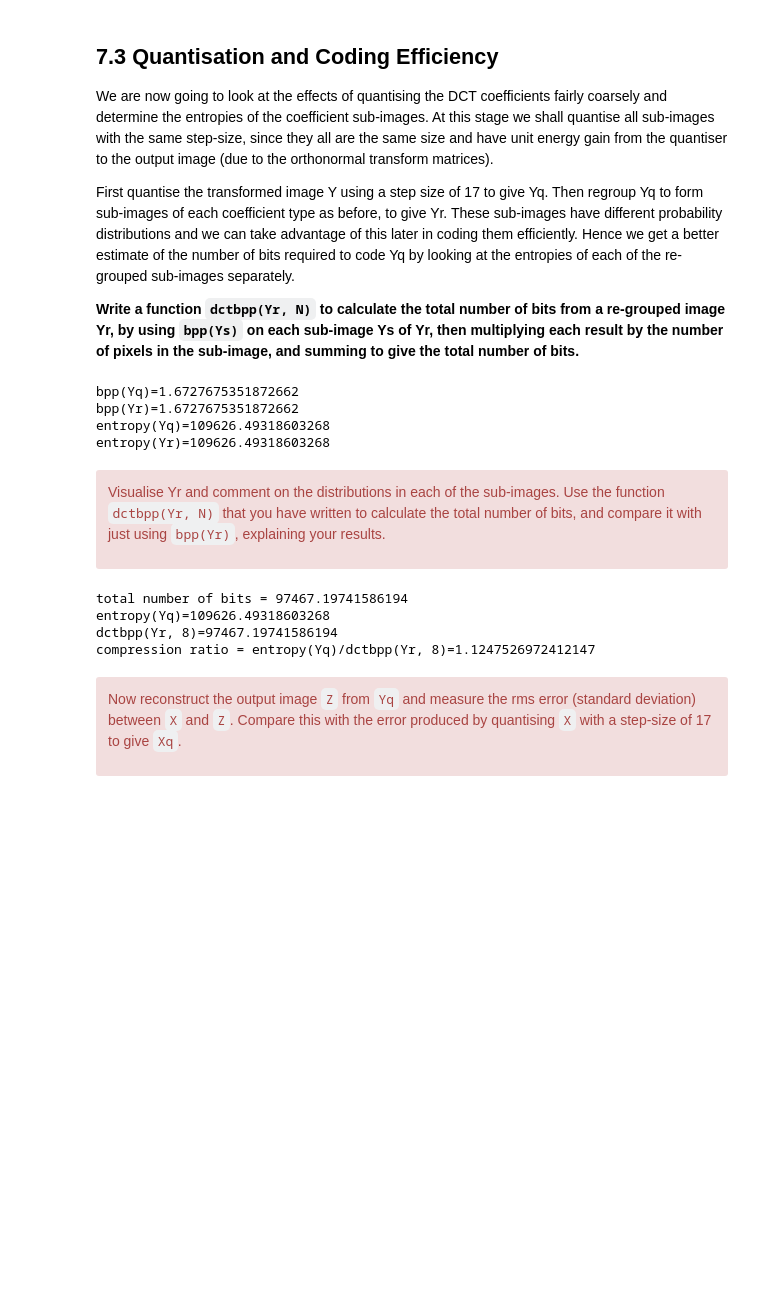
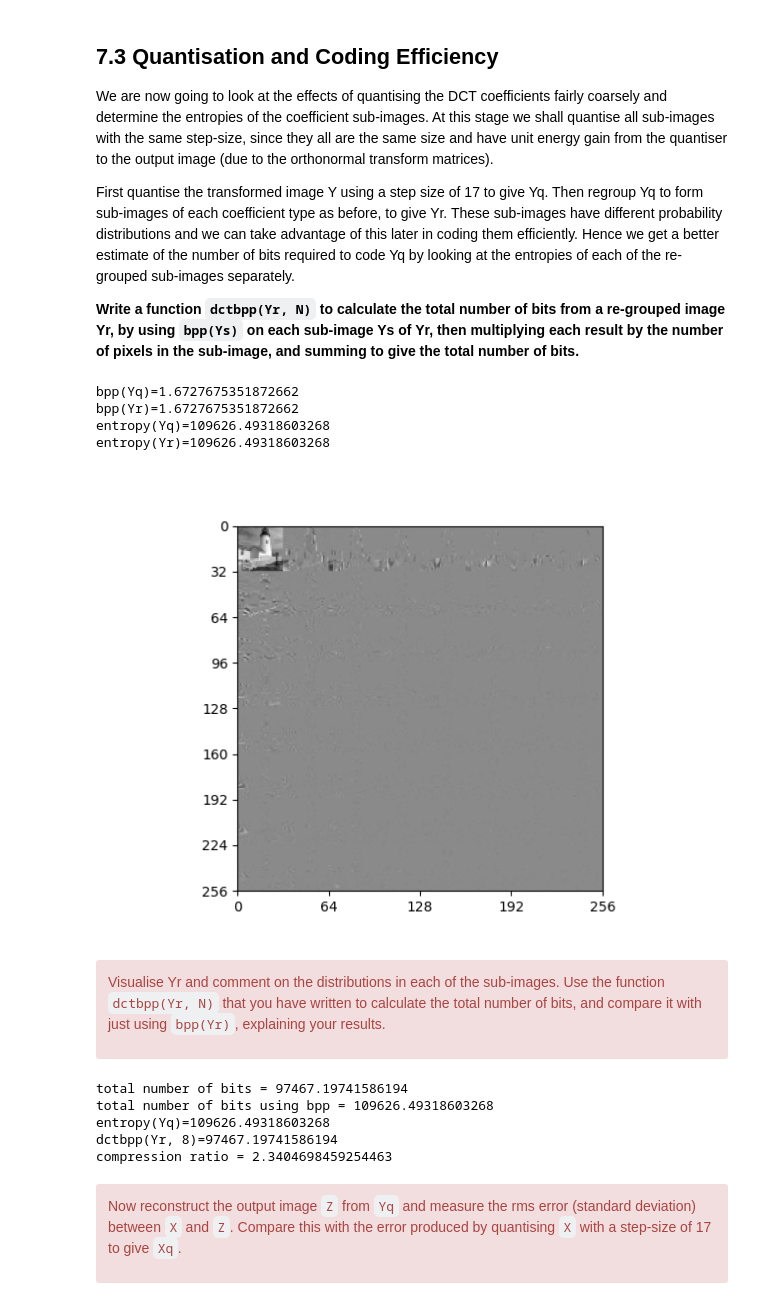
Before and after one commit to ckameron99/cued_sf2_lab, a Jupyter notebook: 7-the-discrete-cosine-transform.ipynb, the cells around one changed output. Saved outputs shown, nothing was run; the diff lists cells and outputs as text; code cells hidden in the pictures; blank space fills up the shorter version.

```diff
--- a/7-the-discrete-cosine-transform.ipynb
+++ b/7-the-discrete-cosine-transform.ipynb
@@ -281,23 +281,28 @@ sub-images of each coefficient type as before, to give Yr. These sub-images have
 # %%
 from cued_sf2_lab.laplacian_pyramid import bpp, quantise
 
 Yq = quantise(Y, 17)
 Yr = regroup(Yq, N)
 
 
 
 entropy = lambda X: bpp(X) * np.prod(X.size)
 
 print(f"{bpp(Yq)=}")
 print(f"{bpp(Yr)=}")
 
 print(f"{entropy(Yq)=}")
 print(f"{entropy(Yr)=}")
+
+
+fig, ax = plt.subplots()
+plot_image(Yr, ax=ax);
 # %% [output]
 bpp(Yq)=1.6727675351872662
 bpp(Yr)=1.6727675351872662
 entropy(Yq)=109626.49318603268
 entropy(Yr)=109626.49318603268
+[figure, added]
 # %% [markdown]
 <div class="alert alert-block alert-danger">
 
@@ -317,18 +322,33 @@ def dctbpp(Yr, N):
             total_bits += bpp(subimage) * subimage.size
     return total_bits
 
+def dctbpp2(Yr, N):
+    sum = 0
+    length = Yr.size**0.5
+    sqr_length = int(length/N)
+    for i in range(1,N+1):
+        for j in range(1,N+1):
+            Ys = Yr[(i-1)*sqr_length:i*sqr_length,(j-1)*sqr_length:j*sqr_length]
+            sum += Ys.size*bpp(Ys)
+    return sum
+
 Yq = quantise(Y, 17)
 Yr = regroup(Yq, N)
 
 print(f"total number of bits = {dctbpp(Yr, 8)}")
+print(f"total number of bits using bpp = {entropy(Yr)}")
 print(f"{entropy(Yq)=}")
 print(f"{dctbpp(Yr, 8)=}")
-print(f"compression ratio = {entropy(Yq)/dctbpp(Yr, 8)=}")
+compression_ratio = 1/(dctbpp(Yr,N)/Yr.size/bpp(Yr))
+compression_ratio = entropy(quantise(X, 17))/dctbpp(Yr, N)
+
+print(f"compression ratio = {compression_ratio}")
 # %% [output]
 total number of bits = 97467.19741586194
+total number of bits using bpp = 109626.49318603268
 entropy(Yq)=109626.49318603268
 dctbpp(Yr, 8)=97467.19741586194
-compression ratio = entropy(Yq)/dctbpp(Yr, 8)=1.1247526972412147
+compression ratio = 2.3404698459254463
 # %% [markdown]
 <div class="alert alert-block alert-danger">
 
```
Also changed, not shown: parts of 1 cell of this notebook, 4 other files.
